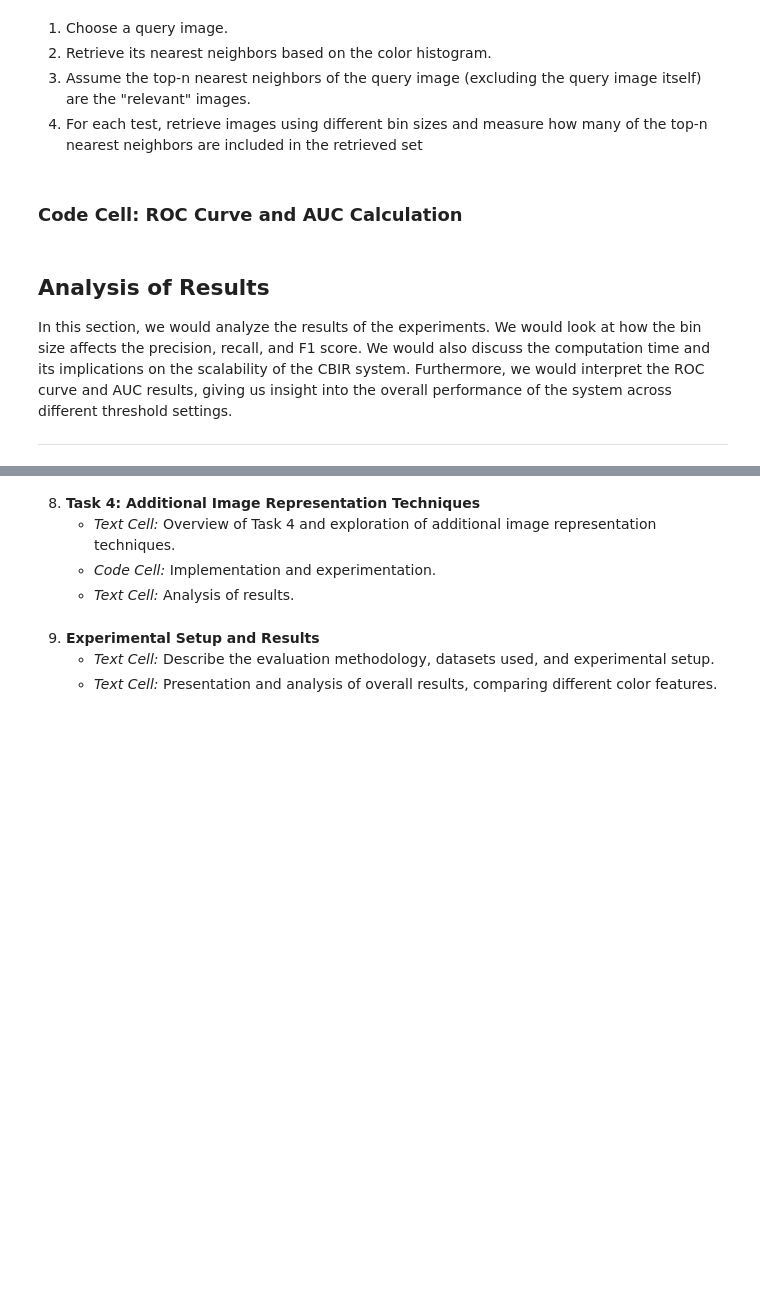
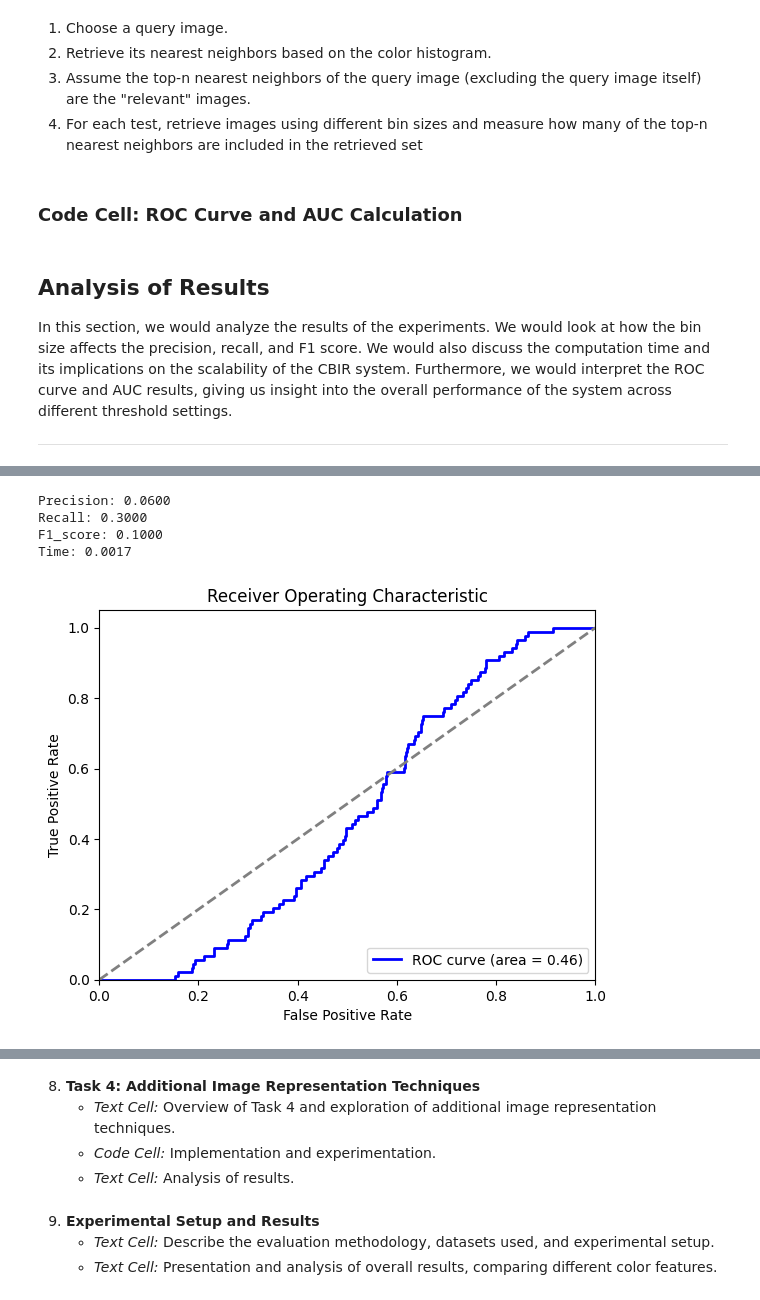
Before and after one commit to IslamJihad/ENCS5343-Computer-Vision-Assign2-CBIR-ColorFeatures, a Jupyter notebook: code.ipynb, the cells around one changed output, grey strips where cells are left out. Cells and saved outputs as stored; diff of their text form; code cells hidden in the pictures; blank space fills up the shorter version.

Commit message:
task3.2 done

```diff
--- a/code.ipynb
+++ b/code.ipynb
@@ -1211,0 +1010,70 @@ In this section, we would analyze the results of the experiments. We would look
+# %%
+# task 3.2
+# Function to compute color moments with weights
+def compute_color_moments_with_weights(image, weights):
+    moments = []
+    for channel in cv2.split(image):
+        mean, std, skewness = np.mean(channel), np.std(channel), skew(channel.flatten())
+        weighted_moments = [mean * weights[0], std * weights[1], skewness * weights[2]]
+        moments.extend(weighted_moments)
+    return np.array(moments)
+
+# Example weights for mean, standard deviation, and skewness
+weights = [0.3, 0.5, 0.2]  # Adjust these weights as per your requirement
+
+# Extracting color moments with weights for all images
+def extract_color_moments_with_weights(images, weights):
+    return np.array([compute_color_moments_with_weights(img, weights) for img in images])
+
+# Computing color moments with weights for training and testing images
+train_features = extract_color_moments_with_weights(train_images, weights)
+test_features = extract_color_moments_with_weights(test_images, weights)
+
+
+
+# Placeholder for experimental results
+results = {"precision": [], "recall": [], "f1_score": [], "time": []}
+
+num_queries = 10  # Adjust as needed
+top_k = 5  # Number of images to retrieve
+
+for query_index in range(num_queries):
+    query_image = test_images[query_index]
+    true_label = test_labels[query_index]
+
+    start_time = time.time()
+    query_feature = compute_color_moments_with_weights(query_image, weights)  # Use weighted moments here
+    distances = compute_similarity(train_features, query_feature.reshape(1, -1))  # Reshaping query_feature to 2D
+    end_time = time.time()
+
+    retrieved_labels = retrieve_top_k_images(distances, top_k)
+    relevant_retrieved = [label == true_label for label in retrieved_labels]
+    num_relevant_retrieved = sum(relevant_retrieved)
+
+    precision, recall, fscore = compute_metrics_per_query(relevant_retrieved, num_relevant_retrieved)
+
+    results["precision"].append(precision)
+    results["recall"].append(recall)
+    results["f1_score"].append(fscore)
+    results["time"].append(end_time - start_time)
+
+
+
+# Average results over all queries
+for metric in results:
+    results[metric] = np.mean(results[metric])
+
+# Display final averaged results
+for metric, value in results.items():
+    print(f"{metric.capitalize()}: {value:.4f}")
+
+# Compute and plot ROC curve and AUC for one example query
+binary_true_labels = (train_labels == test_labels[0]).astype(int)
+fpr, tpr, roc_auc = compute_roc_values(distances, binary_true_labels)
+plot_roc_auc(fpr, tpr, roc_auc)
+# %% [output]
+Precision: 0.0600
+Recall: 0.3000
+F1_score: 0.1000
+Time: 0.0017
+[figure, added]
```
Also changed, not shown: parts of 18 cells of this notebook.
